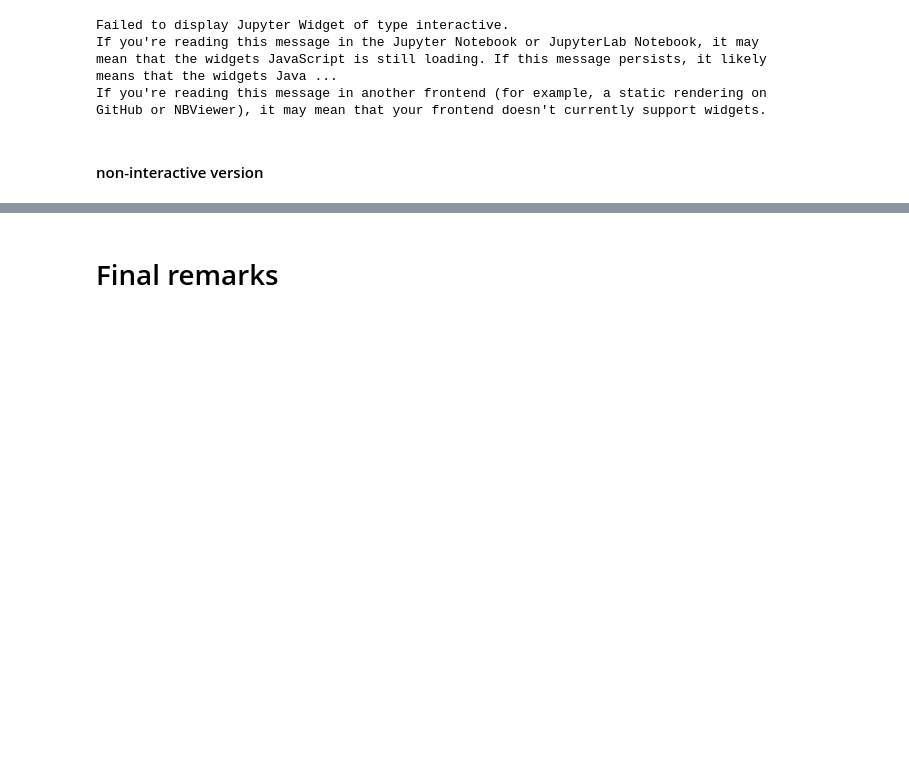
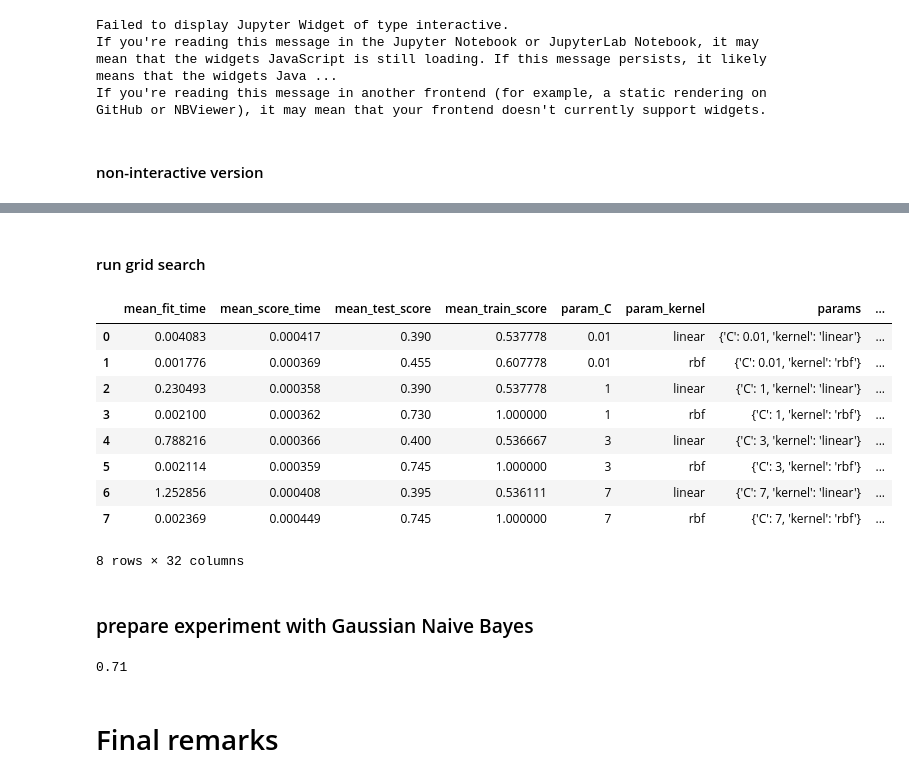
Before and after one commit to WUT-ML/appliedmldays_2018, a Jupyter notebook: notebook_local_precomputed.ipynb, the cells around one changed output, grey strips where cells are left out. Drawn from its saved outputs; the diff is of its cells as text; code cells hidden in the pictures; blank space fills up the shorter version.

```diff
--- a/notebook_local_precomputed.ipynb
+++ b/notebook_local_precomputed.ipynb
@@ -385,0 +400,5 @@ print(dbscan_output)
+# %%
+n_components = 15
+pca = PCA(n_components=n_components)
+pca_space_late = pca.fit_transform(images_matrix_fg_norm_clipped)
+print('pca space dimensions: {}'.format(pca_space.shape))
@@ -385,0 +407,4 @@ print(dbscan_output)
+# %%
+pca_space_early = np.load('/home/kamil/Desktop/pca_space_early.npy', allow_pickle=False)
+print(type(pca_space_early))
+print(pca_space_early.shape)
@@ -385,0 +416,6 @@ print(dbscan_output)
+# %%
+y = np.concatenate((np.zeros([100]).astype(np.int), np.ones([100]).astype(np.int)), axis=0)
+X = np.concatenate((pca_space_early[:,0:5], pca_space_late[:,0:5]), axis=0)
+
+print(X.shape)
+print(y.shape)
@@ -386,3 +470,35 @@ print(dbscan_output)
+# %% [markdown]
+#### run grid search
+# %%
+
+model = SVC()
+parameters = {'kernel':('linear', 'rbf'), 'C': [0.01,1,3,7]}
+scoring=make_scorer(accuracy_score)
+cv_scheme = KFold(n_splits=10, shuffle=True, random_state=120715)
+gs = GridSearchCV(model, parameters, scoring=scoring, cv=cv_scheme)
+gs.fit(X,y)
+cv_results_df = pd.DataFrame(gs.cv_results_)
+cv_results_df
+# %% [output]
+|  | mean_fit_time | mean_score_time | mean_test_score | mean_train_score | param_C | param_kernel | params | ... |
+| 0 | 0.004083 | 0.000417 | 0.390 | 0.537778 | 0.01 | linear | {'C': 0.01, 'kernel': 'linear'} | ... |
+| 1 | 0.001776 | 0.000369 | 0.455 | 0.607778 | 0.01 | rbf | {'C': 0.01, 'kernel': 'rbf'} | ... |
+| 2 | 0.230493 | 0.000358 | 0.390 | 0.537778 | 1 | linear | {'C': 1, 'kernel': 'linear'} | ... |
+| 3 | 0.002100 | 0.000362 | 0.730 | 1.000000 | 1 | rbf | {'C': 1, 'kernel': 'rbf'} | ... |
+| 4 | 0.788216 | 0.000366 | 0.400 | 0.536667 | 3 | linear | {'C': 3, 'kernel': 'linear'} | ... |
+| 5 | 0.002114 | 0.000359 | 0.745 | 1.000000 | 3 | rbf | {'C': 3, 'kernel': 'rbf'} | ... |
+| 6 | 1.252856 | 0.000408 | 0.395 | 0.536111 | 7 | linear | {'C': 7, 'kernel': 'linear'} | ... |
+| 7 | 0.002369 | 0.000449 | 0.745 | 1.000000 | 7 | rbf | {'C': 7, 'kernel': 'rbf'} | ... |
+8 rows × 32 columns
+# %% [markdown]
+### prepare experiment with Gaussian Naive Bayes
+# %%
+cv_scheme = KFold(n_splits=10, shuffle=True, random_state=120715)
+model = GaussianNB()
+y_pred = cross_val_predict(model, X, y, cv=cv_scheme, n_jobs=1, verbose=0, method='predict')
+print(accuracy_score(y, y_pred))
+# %% [output]
+0.71
 # %% [markdown]
 # Final remarks
 # %% [markdown]
```
Also changed, not shown: parts of 19 cells of this notebook, 1 other file.
